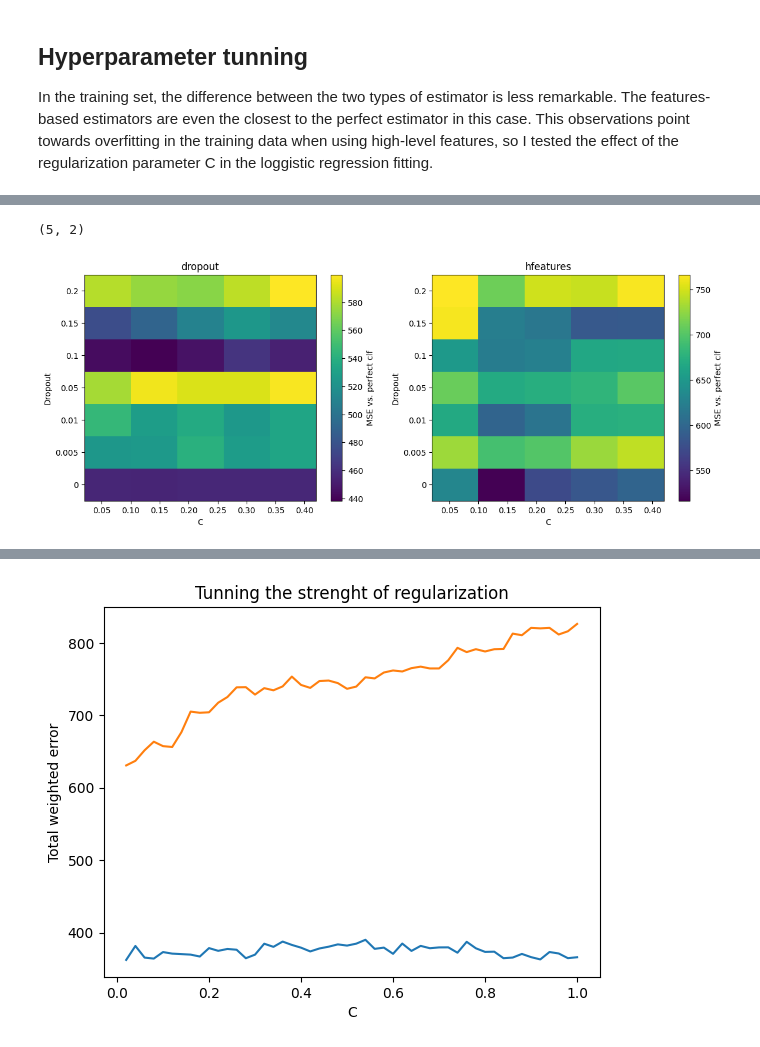
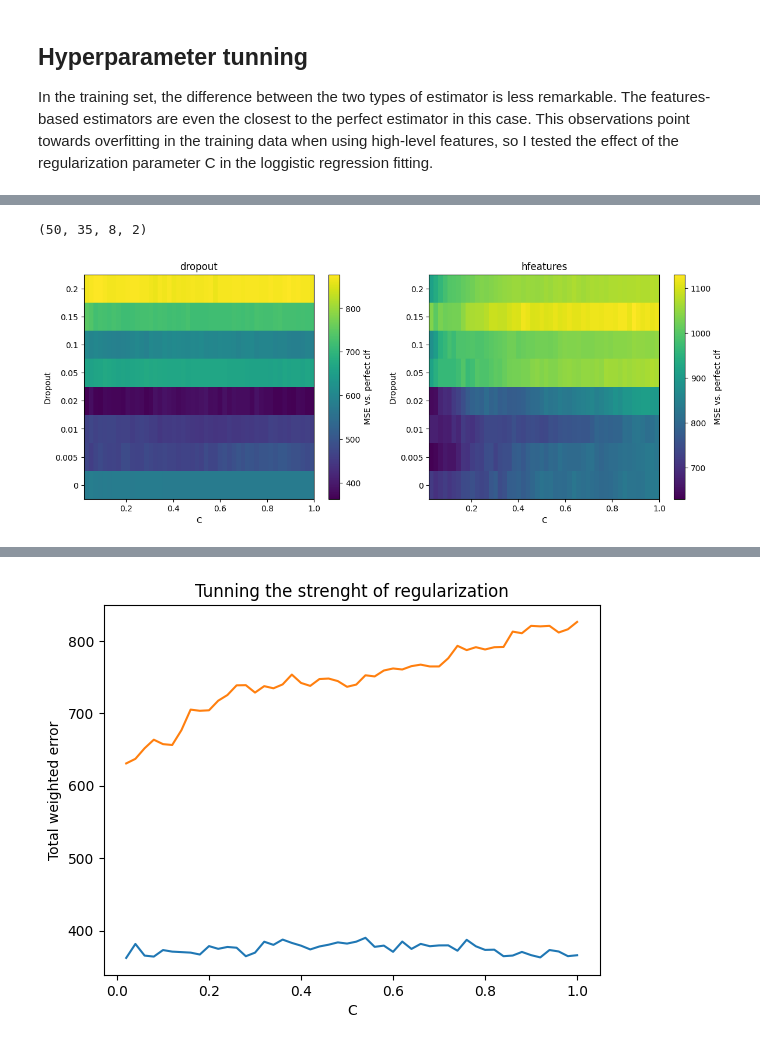
Before and after one commit to rmodosantos/certainty-estimator, a Jupyter notebook: notebooks/Certainty_estimators.ipynb, the cells around one changed output, grey strips where cells are left out. Cells and saved outputs as stored; diff of their text form; code cells hidden in the pictures.

```diff
--- a/notebooks/Certainty_estimators.ipynb
+++ b/notebooks/Certainty_estimators.ipynb
@@ -347,13 +397,3 @@ def get_estimator_stats(uncertainty_drops,corruption_levels):
 # %% [markdown]
 ### Certainty estimation: first glance
 First we check the accuracy of the CNN model outputs, used to train the uncertainty estimators, on the masked images (validation set).
-# %%
-accuracy = []
-for drop_name in drop_names:
-    accuracy.append([uncertainty_drops['dropout'][drop_name]['accuracy'],uncertainty_drops['hfeatures'][drop_name]['accuracy']])
-
-plt.plot(dropouts,np.array(accuracy),'o-')
-plt.ylabel('Accuracy on validation set')
-plt.xlabel('Dropout fraction')
-plt.legend(estimator_type)
-plt.show()
@@ -399,7 +421,7 @@ plt.show()
 Then we check how well the certainty estimators can predict actual accuracy in the global data, by lamping together all masking levels. Let's have a look at models based on an intermediate dropout level.
 # %%
 fig, axs = plt.subplots(2,2,figsize=(14,10))
-ex_drop = '0.05'
+ex_drop = '002'
 xp = uncertainty_drops['model confidence']
 yp = np.array([uncertainty_drops['dropout'][ex_drop]['acc_total'],
                uncertainty_drops['hfeatures'][ex_drop]['acc_total']]).T
@@ -468,9 +475,5 @@ stats_train = get_estimator_stats(uncertainty_drops_train,corruption_levels=frac
 # %%
 fig, axs = plt.subplots(1,2,figsize=(14,5))
-ex_drop = '0.05'
-xp = uncertainty_drops['model confidence']
-yp = np.array([uncertainty_drops_train['dropout'][ex_drop]['acc_total'],
-               uncertainty_drops_train['hfeatures'][ex_drop]['acc_total']]).T
 
 #compute deviation from perfect estimator for all dropouts
 y_err_train = np.zeros((len(dropouts),2))
@@ -496,14 +499,14 @@ plt.show()
 ## Hyperparameter tunning
 In the training set, the difference between the two types of estimator is less remarkable. The features-based estimators are even the closest to the perfect estimator in this case. This observations point towards overfitting in the training data when using high-level features, so I tested the effect of the regularization parameter C in the loggistic regression fitting.
 # %%
-C_values = np.arange(0.02,0.51,0.1)
+C_values = np.arange(0.02,1.01,0.02)
 hbins = np.arange(0.3,1.02,0.02)
 xp = hbins[:-1]+0.01
 
 weighted_err = []
 
 for C in C_values:
-    print(C)
+    print(f"C={C}")
     uncertainty_drops = get_estimator_accuracy(train_estimators(C=[C,C]))
 
     w_err = np.zeros((len(dropouts),2))
@@ -514,6 +517,6 @@ for C in C_values:
         yc = np.array([uncertainty_drops['dropout'][drop_name]['conf_total'],
                 uncertainty_drops['hfeatures'][drop_name]['conf_total']]).T
 
-        w_err[i,:] = np.sum(np.abs(yp-np.tile(xp.reshape(-1,1),(1,2)))*yc,axis=0)
+        w_err[i,:] = np.abs(yp-np.tile(xp.reshape(-1,1),(1,2)))*yc
 
     weighted_err.append(w_err)
@@ -545,24 +530,24 @@ np.save(os.path.join(stats_path,'W_err.npy'),weighted_err)
 C_values = np.arange(0.02,1.01,0.02)
 stats_path = '/dss/dssfs02/lwp-dss-0001/pr84qa/pr84qa-dss-0000/ricardo/data/Projects/MRI_classification/models/resnet18/pretrained/dropout_allconvs/tests'
 weighted_err = np.load(os.path.join(stats_path,'W_err.npy'))
-# %%
-sum_err.shape
-# %% [output]
-(5, 2)
+# %%
+np.array(weighted_err).shape
+# %% [output]
+(50, 35, 8, 2)
 # %%
 fig, axs = plt.subplots(1,2,figsize=(14,5))
 pcm = [1,1]
 cbar = [1,1]
 
 sum_err = np.sum(np.array(weighted_err),axis=1)
 
 for i,type in enumerate(estimator_type):
-    pcm[i] = axs[i].imshow(np.array(weighted_err)[:,:,i].T, aspect='auto',origin='lower',extent=[C_values[0],C_values[-1],0,len(dropouts)])
+    pcm[i] = axs[i].imshow(np.array(sum_err)[:,:,i].T, aspect='auto',origin='lower',extent=[C_values[0],C_values[-1],0,len(dropouts)])
     axs[i].set(xlabel='C',ylabel='Dropout',title=f"{type}",yticks=np.arange(0.5,len(dropouts)), yticklabels=dropouts)
 
     cbar[i] = fig.colorbar(pcm[i],ax=axs[i])
     cbar[i].set_label('MSE vs. perfect clf')
 
 plt.show()
 # %% [output]
-[figure, old version]
+[figure, new version]
```
Also changed, not shown: parts of 34 cells of this notebook, 4 other files.
